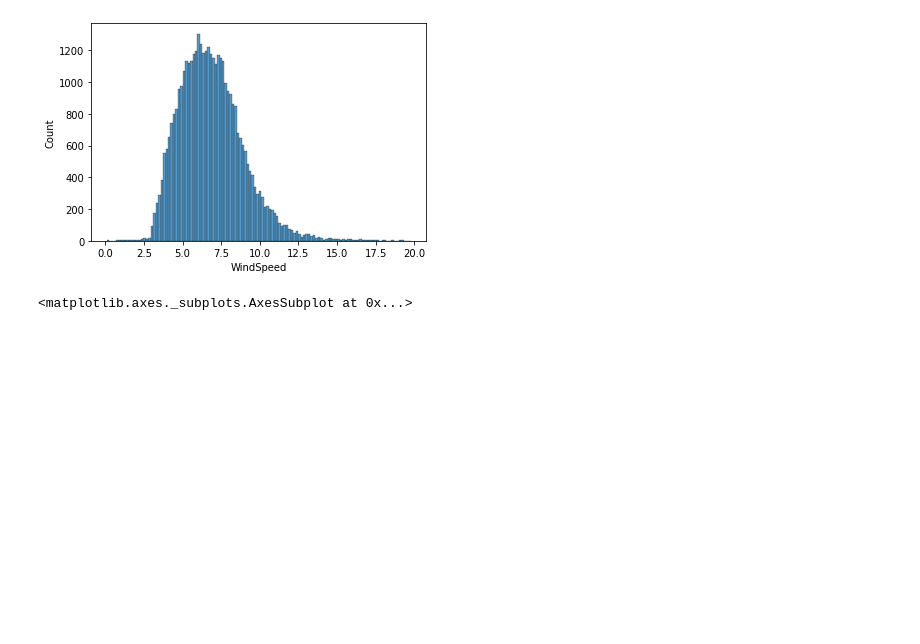
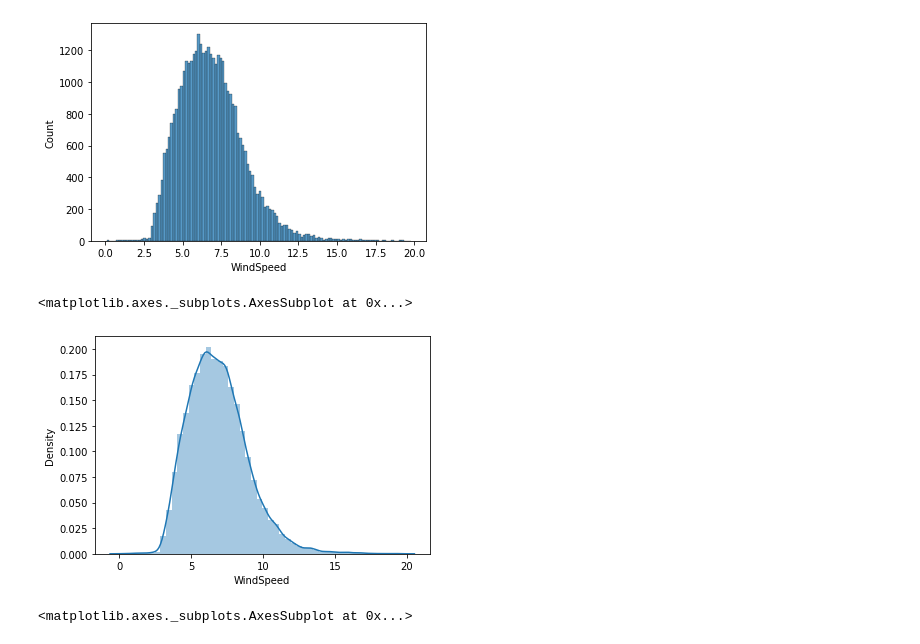
Before and after one commit to mteoraso/ML_Practice, a Jupyter notebook: Untitled50.ipynb, the cells around one changed output. Drawn from its saved outputs; the diff is of its cells as text; code cells hidden in the pictures; blank space fills up the shorter version.

```diff
--- a/Untitled50.ipynb
+++ b/Untitled50.ipynb
@@ -348,6 +353,11 @@ sns.histplot(df2['WindSpeed'])
 # %% [output]
 <matplotlib.axes._subplots.AxesSubplot at 0x...>
 [figure]
+# %%
+sns.distplot(df2['WindSpeed'])
+# %% [output]
+<matplotlib.axes._subplots.AxesSubplot at 0x...>
+[figure, added]
 # %%
 sns.boxplot(df2['Power'])
 # %% [output]
```
Also changed, not shown: parts of 2 cells of this notebook.
